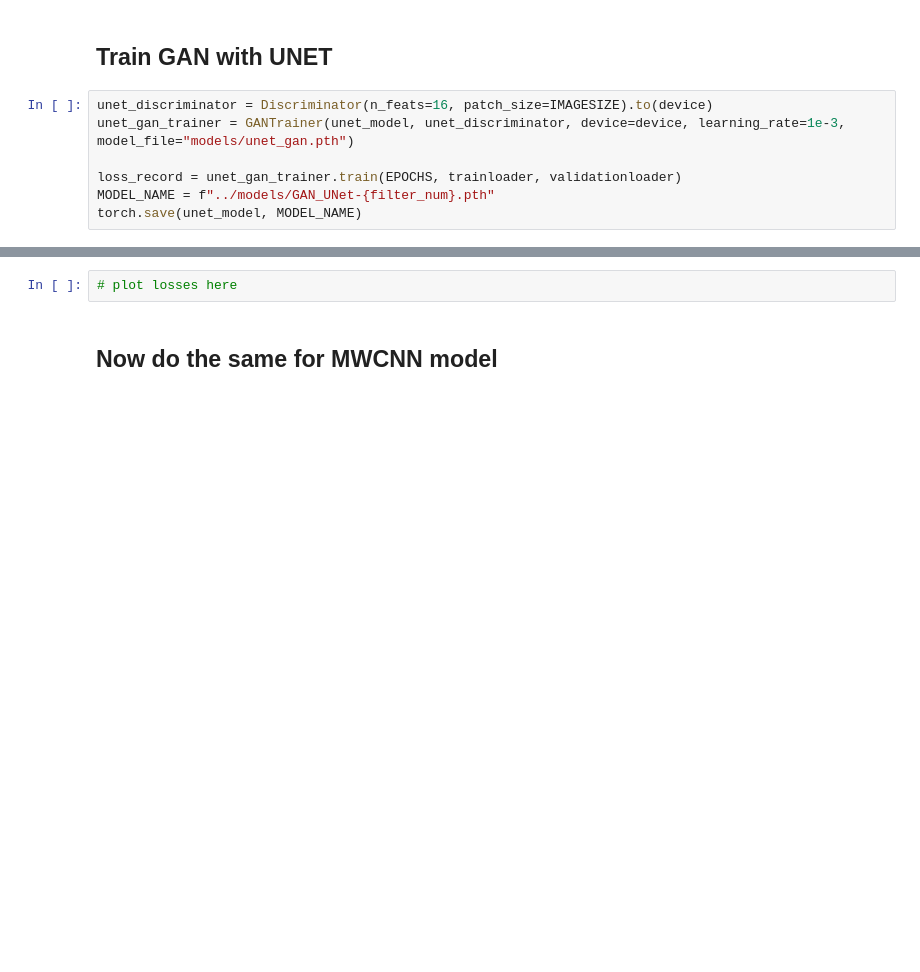
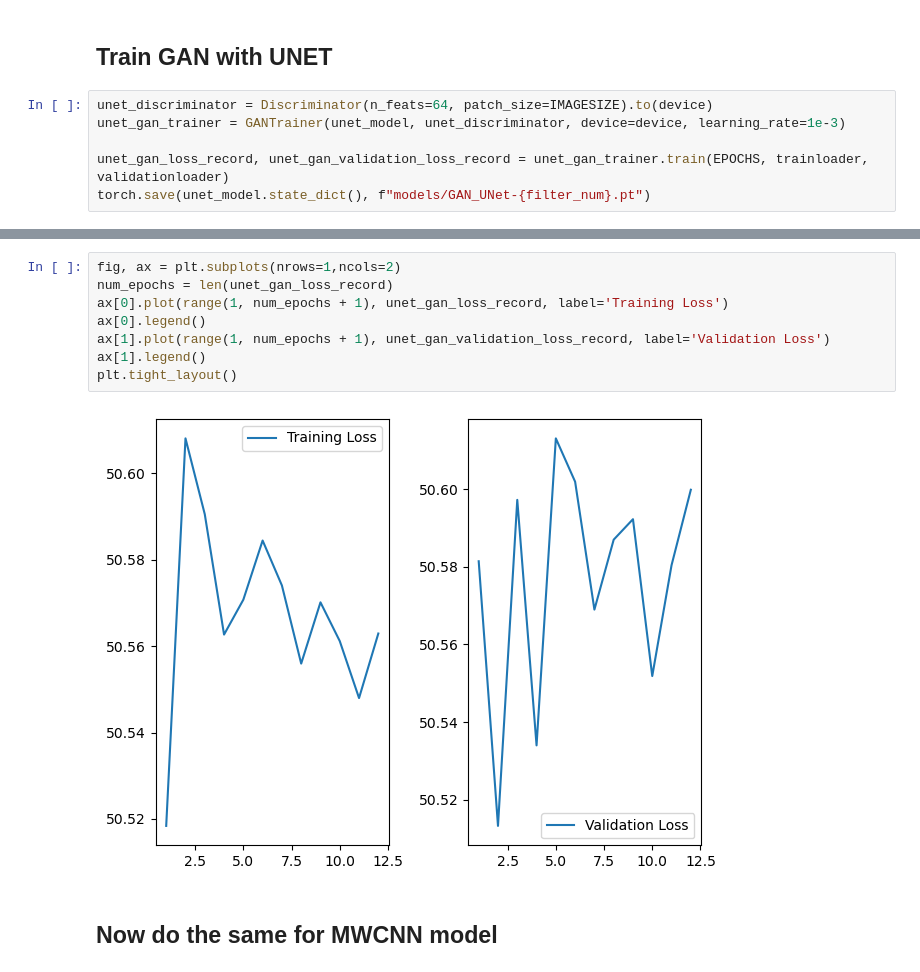
Before and after one commit to AleHD/deep-biomedicine-project, a Jupyter notebook: gan/main.ipynb, the cells around one changed output, grey strips where cells are left out. Cells and saved outputs as stored; diff of their text form; blank space fills up the shorter version.

```diff
--- a/gan/main.ipynb
+++ b/gan/main.ipynb
@@ -72,11 +94,10 @@ NameError: name 'unet_validation_loss_record' is not defined
 # %% [markdown]
 ## Train GAN with UNET
 # %%
-unet_discriminator = Discriminator(n_feats=16, patch_size=IMAGESIZE).to(device)
-unet_gan_trainer = GANTrainer(unet_model, unet_discriminator, device=device, learning_rate=1e-3, model_file="models/unet_gan.pth")
+unet_discriminator = Discriminator(n_feats=64, patch_size=IMAGESIZE).to(device)
+unet_gan_trainer = GANTrainer(unet_model, unet_discriminator, device=device, learning_rate=1e-3)
 
-loss_record = unet_gan_trainer.train(EPOCHS, trainloader, validationloader)
-MODEL_NAME = f"../models/GAN_UNet-{filter_num}.pth"
-torch.save(unet_model, MODEL_NAME)
+unet_gan_loss_record, unet_gan_validation_loss_record = unet_gan_trainer.train(EPOCHS, trainloader, validationloader)
+torch.save(unet_model.state_dict(), f"models/GAN_UNet-{filter_num}.pt")
 # %% [output]
 Starting Training Process
@@ -84,5 +119,13 @@ Epoch: 001,  Train Loss:517.8595569,  Validation Loss:284.0437565,
-# %%
-# plot losses here
+# %%
+fig, ax = plt.subplots(nrows=1,ncols=2)
+num_epochs = len(unet_gan_loss_record)
+ax[0].plot(range(1, num_epochs + 1), unet_gan_loss_record, label='Training Loss')
+ax[0].legend()
+ax[1].plot(range(1, num_epochs + 1), unet_gan_validation_loss_record, label='Validation Loss')
+ax[1].legend()
+plt.tight_layout()
+# %% [output]
+[figure, added]
 # %% [markdown]
 ## Now do the same for MWCNN model
 # %%
```
Also changed, not shown: parts of 8 cells of this notebook, 13 other files.
